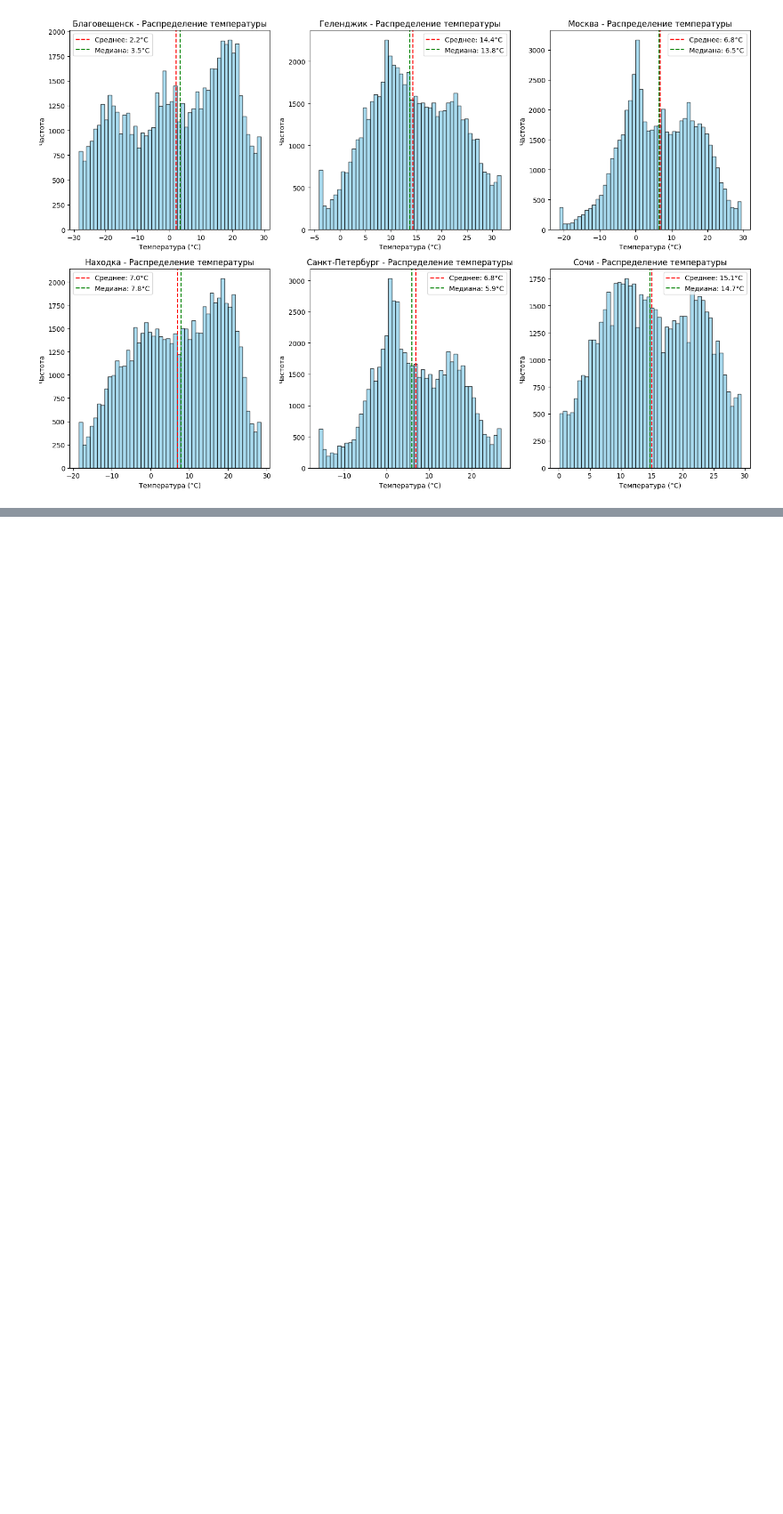
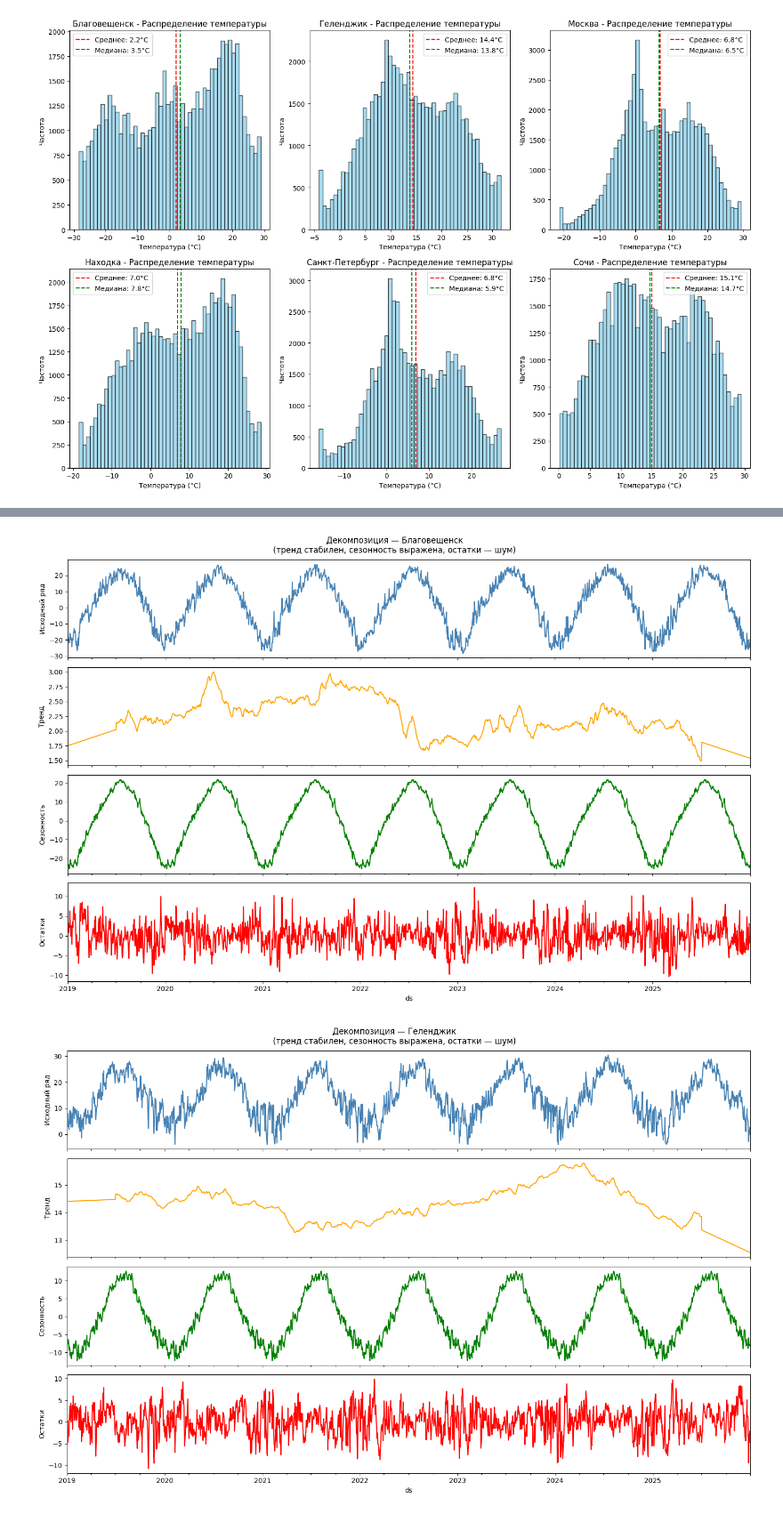
Before and after one commit to ebelehov19-debug/FP_2, a Jupyter notebook: lab2.ipynb, the cells around one changed output, grey strips where cells are left out. Shown at 89% size. Cells and saved outputs as stored; diff of their text form; code cells hidden in the pictures; blank space fills up the shorter version.

```diff
--- a/lab2.ipynb
+++ b/lab2.ipynb
@@ -476,0 +546,31 @@ plt.show()
+# %%
+from statsmodels.tsa.seasonal import seasonal_decompose
+
+for city in data['city'].unique():
+    daily = (data[data['city'] == city]
+             .set_index('ds')['temperature_2m']
+             .resample('D').mean()
+             .dropna())
+
+    decomp = seasonal_decompose(daily, model='additive', period=365, extrapolate_trend='freq')
+
+    fig, axes = plt.subplots(4, 1, figsize=(15, 10), sharex=True)
+    decomp.observed.plot(ax=axes[0], color='steelblue')
+    axes[0].set_ylabel('Исходный ряд')
+
+    decomp.trend.plot(ax=axes[1], color='orange')
+    axes[1].set_ylabel('Тренд')
+
+    decomp.seasonal.plot(ax=axes[2], color='green')
+    axes[2].set_ylabel('Сезонность')
+
+    decomp.resid.plot(ax=axes[3], color='red')
+    axes[3].set_ylabel('Остатки')
+
+    plt.suptitle(f'Декомпозиция — {city}\n'
+                 f'(тренд стабилен, сезонность выражена, остатки — шум)', fontsize=12)
+    plt.tight_layout()
+    plt.show()
+# %% [output]
+[figure, added]
+[figure, added]
```
Also changed, not shown: parts of 36 cells of this notebook.
